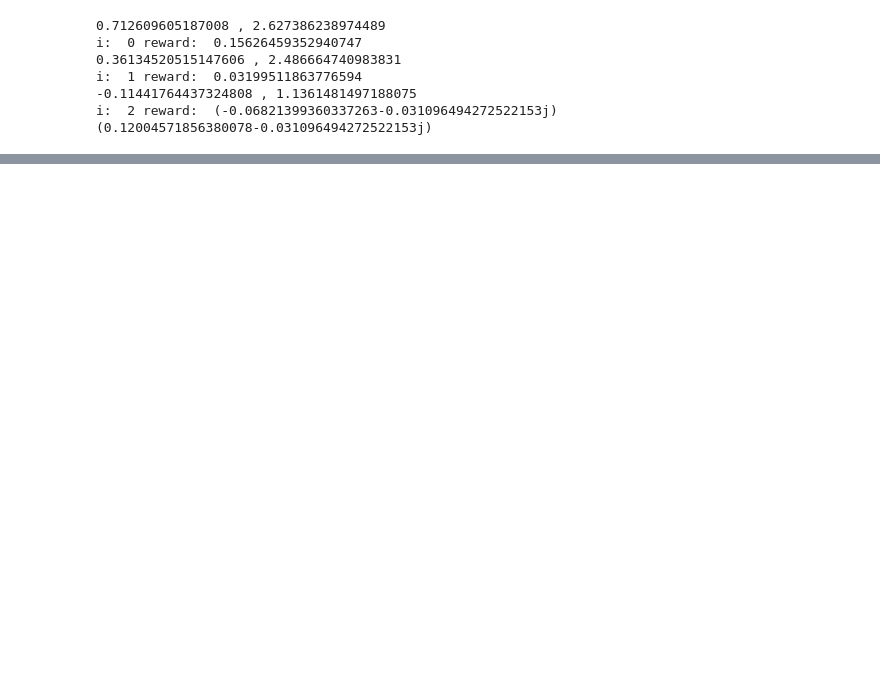
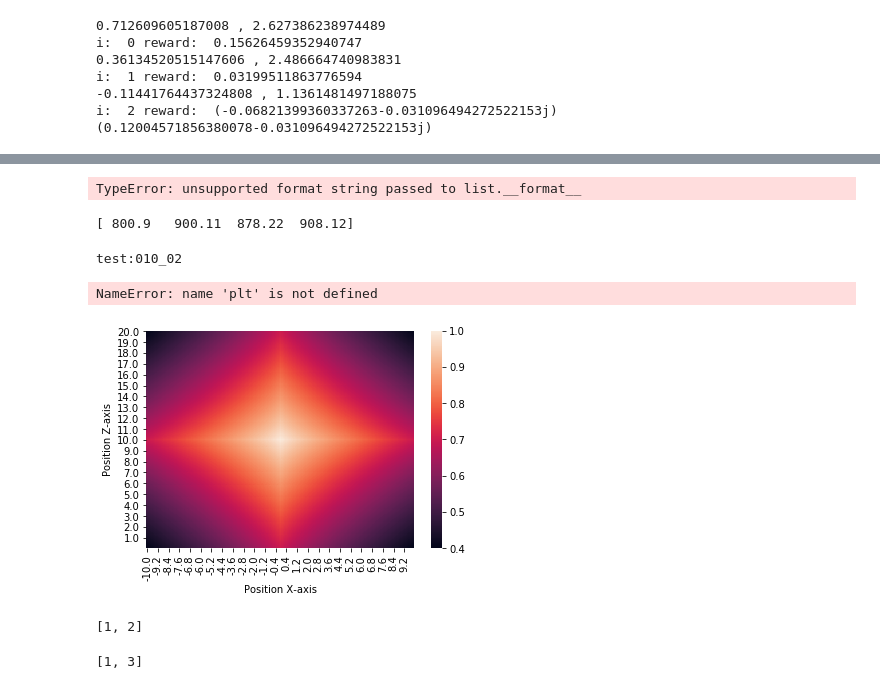
Before and after one commit to ornamented/DDPG, a Jupyter notebook: quadcopter_test.ipynb, the cells around one changed output, grey strips where cells are left out. Drawn from its saved outputs; the diff is of its cells as text; code cells hidden in the pictures; blank space fills up the shorter version.

```diff
--- a/quadcopter_test.ipynb
+++ b/quadcopter_test.ipynb
@@ -53,0 +56,58 @@ print(pow(-.0453720420213701 , 2.710965065798703))
+# %%
+print('{:f}'.format(a))
+# %% [output]
+TypeError: unsupported format string passed to list.__format__
+# %%
+print(np.around(a,decimals = 2))
+# %% [output]
+[ 800.9   900.11  878.22  908.12]
+# %%
+print('test:{0:03d}_{1:02d}'.format(10,2))
+# %% [output]
+test:010_02
+# %%
+import numpy as np
+import pandas as pd
+import seaborn as sns
+%matplotlib inline
+
+
+def dist_reward(current,goal,lb,ub):
+            dist_reward = (abs(goal - current) / max(abs(goal-lb),abs(goal-ub))) ** 0.9
+            return dist_reward
+
+def partial_reward(current,goal,lb,ub):
+    partial_reward = 0.
+    for i in range(len(goal)):
+        temp = dist_reward(current[i],goal[i],lb[i],ub[i])
+        partial_reward += temp
+    return partial_reward
+
+def map_function(reward_function, x, y, target_pos):
+    R = pd.DataFrame(np.zeros([len(x), len(y)]), index=y, columns=x)
+    for xx in x:
+        for yy in y:
+            R[xx][yy] = reward_function([xx, yy], target_pos)
+
+    return R
+
+
+reward_function = lambda pose, target_pos: 1 - .3*partial_reward(pose,target_pos,
+                lower_bounds,upper_bounds)
+
+x_range = np.round(np.arange(-10.0,10,0.1), 2)
+z_range = np.round(np.arange(20,0,-0.1), 2)
+
+target_pos = np.array([0, 10])
+lower_bounds=[-10,0]
+upper_bounds=[10,20]
+
+R = map_function(reward_function, x_range, z_range, target_pos)
+
+ax = sns.heatmap(R)
+ax.set_xlabel("Position X-axis")
+ax.set_ylabel("Position Z-axis")
+plt.show()
+# %% [output]
+NameError: name 'plt' is not defined
+[figure, added]
@@ -53,0 +116,8 @@ print(pow(-.0453720420213701 , 2.710965065798703))
+# %%
+print(a[0])
+# %% [output]
+[1, 2]
+# %%
+print([row[0] for row in a])
+# %% [output]
+[1, 3]
```
Also changed, not shown: parts of 4 cells of this notebook, 15 other files.
